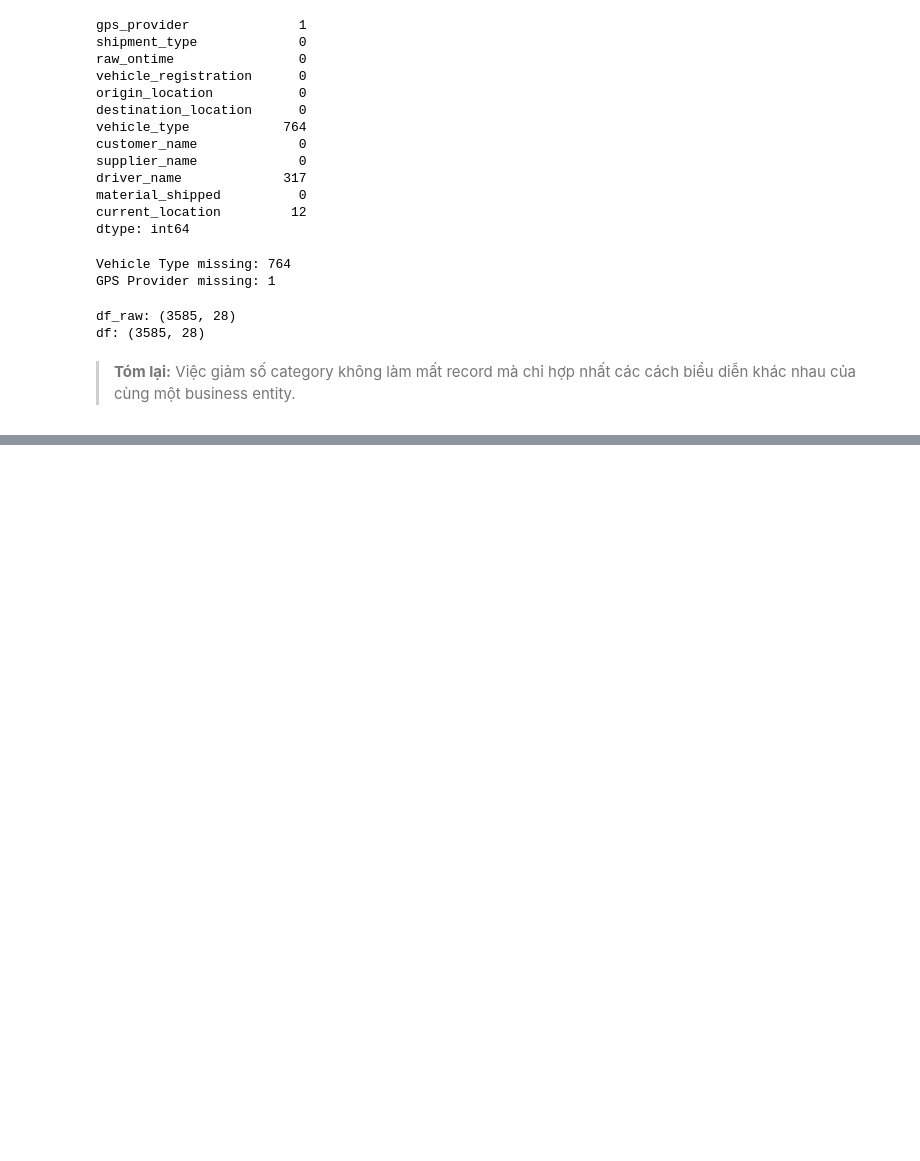
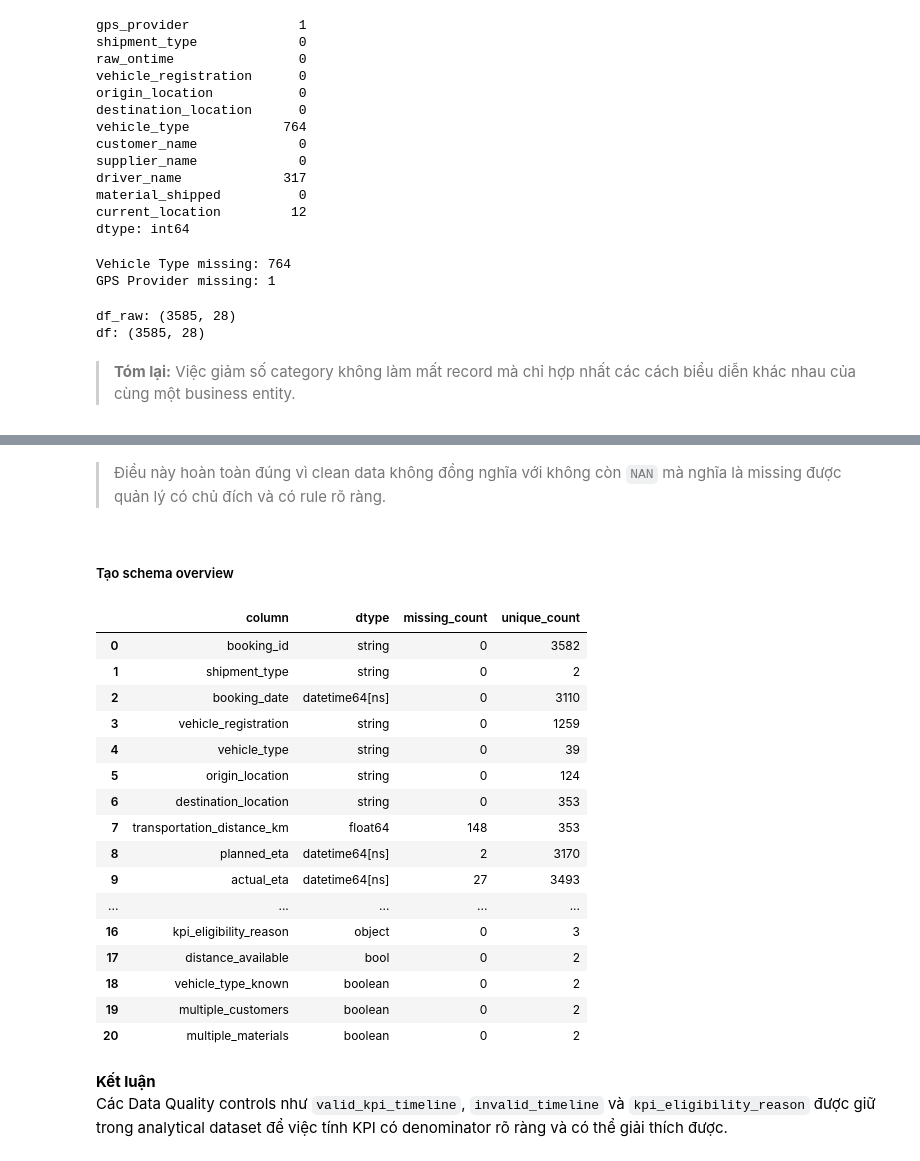
Before and after one commit to ChiBao-v/logistics-delivery-performance-analysis, a Jupyter notebook: python/EDA.ipynb, the cells around one changed output, grey strips where cells are left out. Drawn from its saved outputs; the diff is of its cells as text; code cells hidden in the pictures; blank space fills up the shorter version.

Commit message:
Clean Data

```diff
--- a/python/EDA.ipynb
+++ b/python/EDA.ipynb
@@ -1337,0 +1744,8 @@ Khớp 3559/3560 dòng có ETA hợp lệ (100.0%)
+# %%
+df_booking = (df_booking
+    .merge(
+        booking_detail_summary,
+        on="booking_id",
+        how="left",
+        validate="one_to_one"
+    ))
@@ -1337,0 +1838,17 @@ Khớp 3559/3560 dòng có ETA hợp lệ (100.0%)
+# %%
+# Flags Distance
+df_booking["distance_available"] = (
+    df_booking["transportation_distance_km"].notna())
+
+# Vehicle Type Flags
+df_booking["vehicle_type_known"] = (
+    df_booking["vehicle_type"].ne("Unknown"))
+
+# Multiple Customer Flags
+df_booking["multiple_customers"] = (
+    df_booking["customer_name"].eq("Multiple Customers"))
+
+# Multiple Material Flags
+df_booking["multiple_materials"] = (
+    df_booking["material_shipped"].eq("Multiple Materials")
+)
@@ -1337,0 +1934,11 @@ Khớp 3559/3560 dòng có ETA hợp lệ (100.0%)
+# %%
+excluded_columns = [
+    "driver_mobile_no",
+    "driver_name",
+    "minimum_kms_to_be_covered_in_a_day"
+]
+for col in excluded_columns:
+    print(col,"->",col in df_analytical.columns)
+print("\n")
+for col in excluded_columns:
+    print(col,"in df_booking ->",col in df_booking.columns)
@@ -1337,0 +1970,34 @@ Khớp 3559/3560 dòng có ETA hợp lệ (100.0%)
+# %% [markdown]
+> Điều này hoàn toàn đúng vì clean data không đồng nghĩa với không còn `NAN` mà nghĩa là missing được quản lý có chủ đích và có rule rõ ràng.
+# %% [markdown]
+##### Tạo schema overview
+# %%
+analytical_schema = pd.DataFrame({
+    "column": df_analytical.columns,
+    "dtype": df_analytical.dtypes.astype(str).values,
+    "missing_count": df_analytical.isna().sum().values,
+    "unique_count": [df_analytical[col].nunique() for col in df_analytical.columns]
+})
+
+analytical_schema
+# %% [output]
+|  | column | dtype | missing_count | unique_count |
+| 0 | booking_id | string | 0 | 3582 |
+| 1 | shipment_type | string | 0 | 2 |
+| 2 | booking_date | datetime64[ns] | 0 | 3110 |
+| 3 | vehicle_registration | string | 0 | 1259 |
+| 4 | vehicle_type | string | 0 | 39 |
+| 5 | origin_location | string | 0 | 124 |
+| 6 | destination_location | string | 0 | 353 |
+| 7 | transportation_distance_km | float64 | 148 | 353 |
+| 8 | planned_eta | datetime64[ns] | 2 | 3170 |
+| 9 | actual_eta | datetime64[ns] | 27 | 3493 |
+| ... | ... | ... | ... | ... |
+| 16 | kpi_eligibility_reason | object | 0 | 3 |
+| 17 | distance_available | bool | 0 | 2 |
+| 18 | vehicle_type_known | boolean | 0 | 2 |
+| 19 | multiple_customers | boolean | 0 | 2 |
+| 20 | multiple_materials | boolean | 0 | 2 |
+# %% [markdown]
+__Kết luận__
+Các Data Quality controls như `valid_kpi_timeline`, `invalid_timeline` và `kpi_eligibility_reason` được giữ trong analytical dataset để việc tính KPI có denominator rõ ràng và có thể giải thích được.
```
Also changed, not shown: parts of 63 cells of this notebook.
